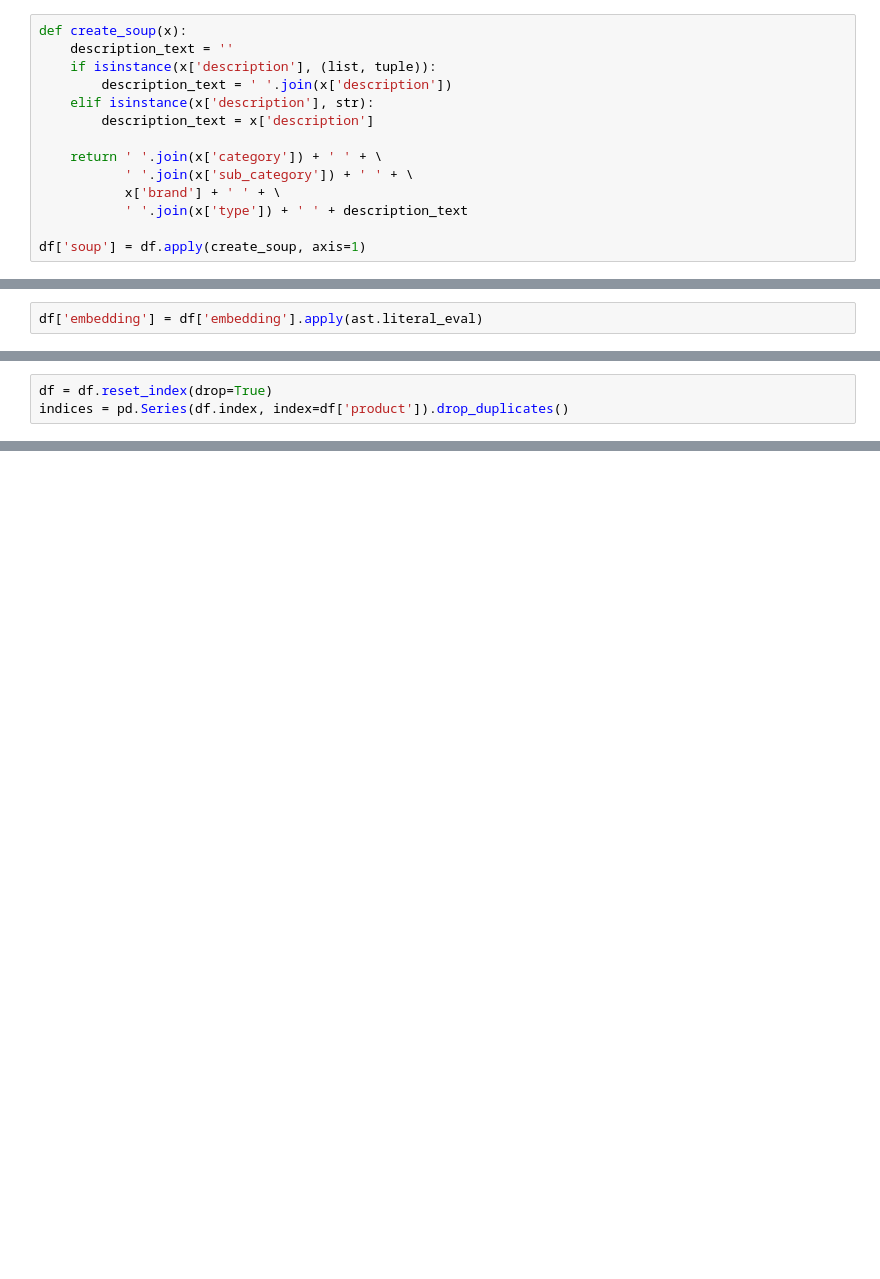
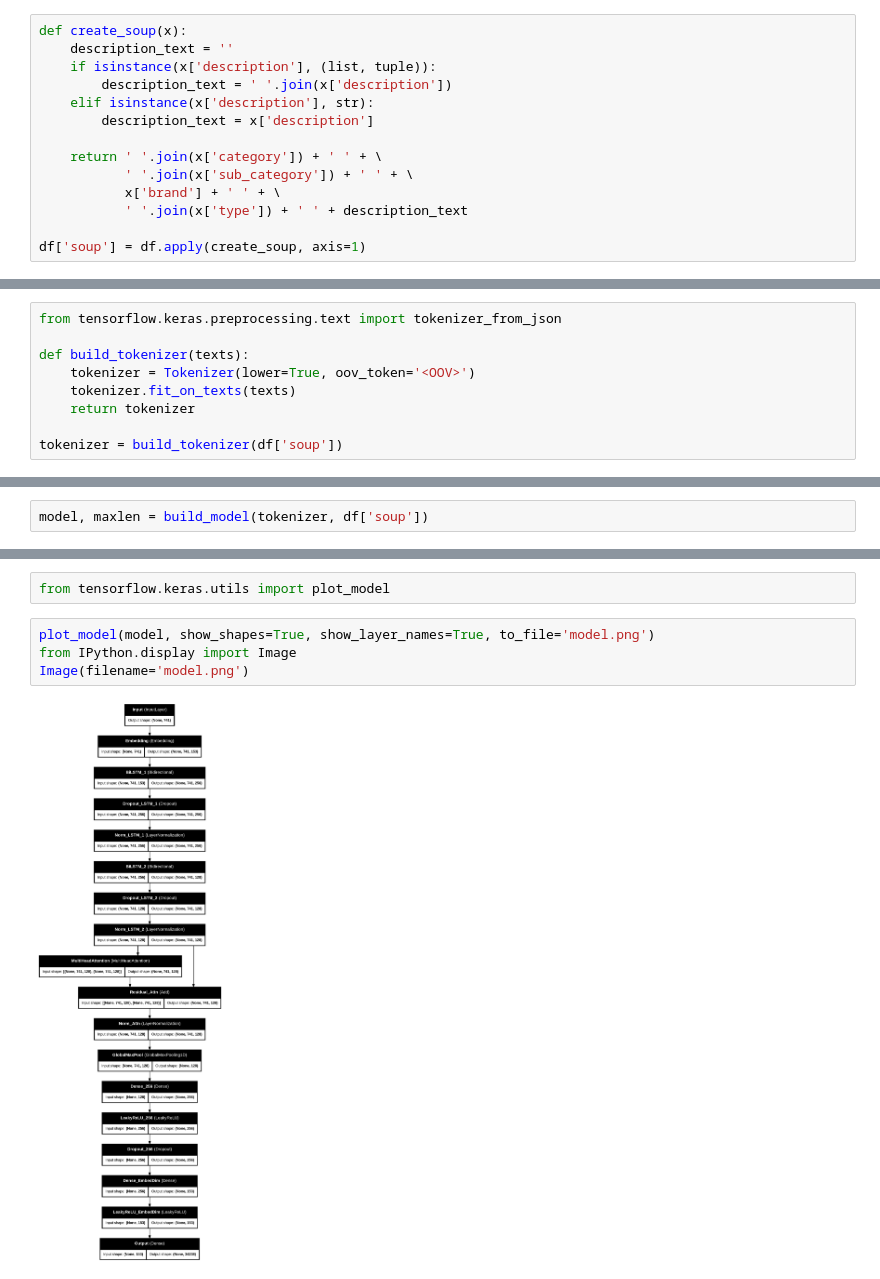
Before and after one commit to 1aryantyagi/JTP-project, a Jupyter notebook: backend/ML_Model/TechJTP.ipynb, the cells around one changed output, grey strips where cells are left out. Drawn from its saved outputs; the diff is of its cells as text; blank space fills up the shorter version.

```diff
--- a/backend/ML_Model/TechJTP.ipynb
+++ b/backend/ML_Model/TechJTP.ipynb
@@ -133,2 +105,0 @@ df = pd.read_csv('BigBasket_Products_emb.csv')
-# %%
-df['embedding'] = df['embedding'].apply(ast.literal_eval)
@@ -139,3 +105,0 @@ cosine_sim = cosine_similarity(embeddings, embeddings)
-# %%
-df = df.reset_index(drop=True)
-indices = pd.Series(df.index, index=df['product']).drop_duplicates()
@@ -188,0 +125,9 @@ get_recommendations('Whisky Glass - Elegan')
+# %%
+from tensorflow.keras.preprocessing.text import tokenizer_from_json
+
+def build_tokenizer(texts):
+    tokenizer = Tokenizer(lower=True, oov_token='<OOV>')
+    tokenizer.fit_on_texts(texts)
+    return tokenizer
+
+tokenizer = build_tokenizer(df['soup'])
@@ -188,0 +188,2 @@ get_recommendations('Whisky Glass - Elegan')
+# %%
+model, maxlen = build_model(tokenizer, df['soup'])
@@ -188,0 +220,8 @@ get_recommendations('Whisky Glass - Elegan')
+# %%
+from tensorflow.keras.utils import plot_model
+# %%
+plot_model(model, show_shapes=True, show_layer_names=True, to_file='model.png')
+from IPython.display import Image
+Image(filename='model.png')
+# %% [output]
+[figure, added]
```
Also changed, not shown: parts of 46 cells of this notebook, 4 other files.
